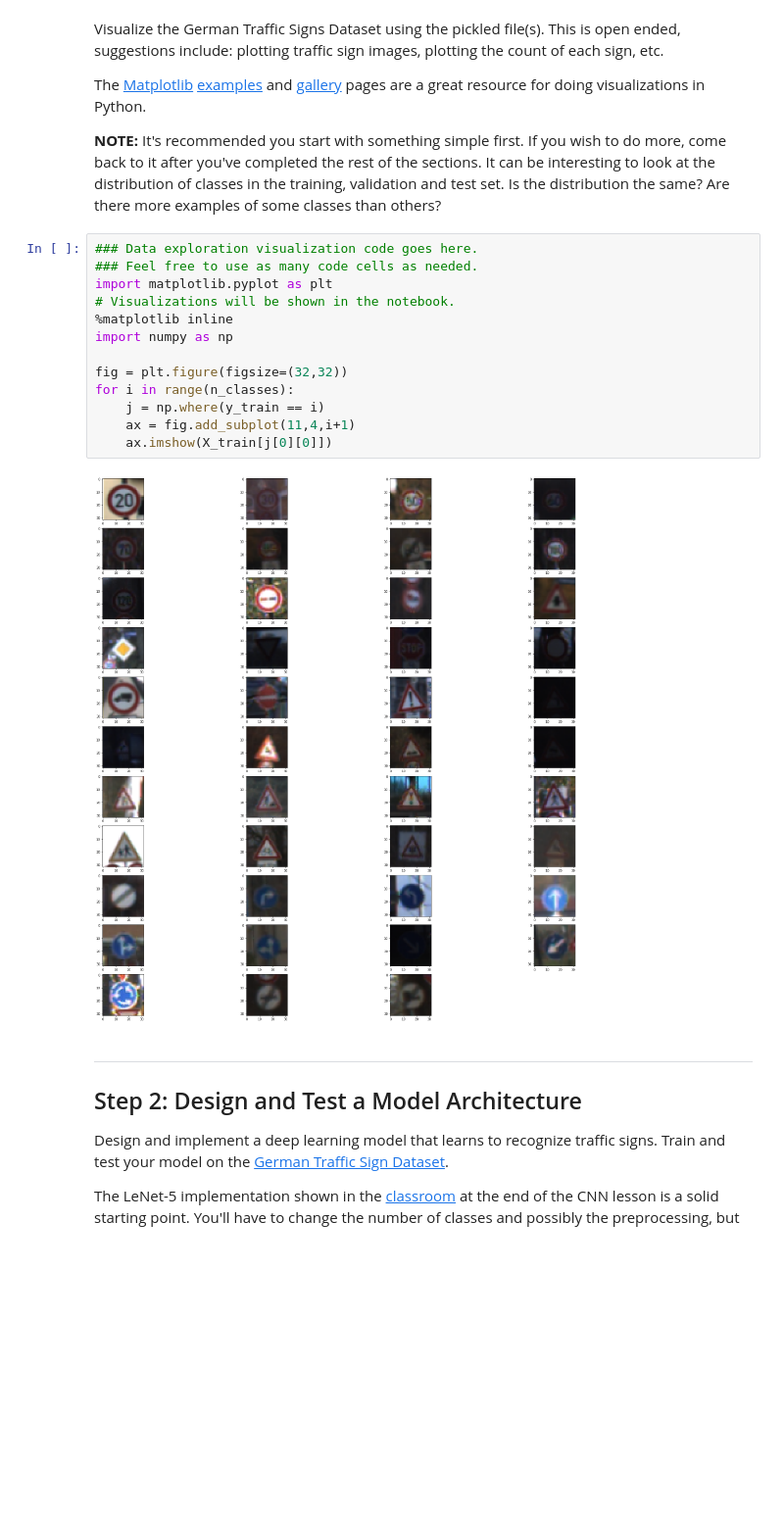
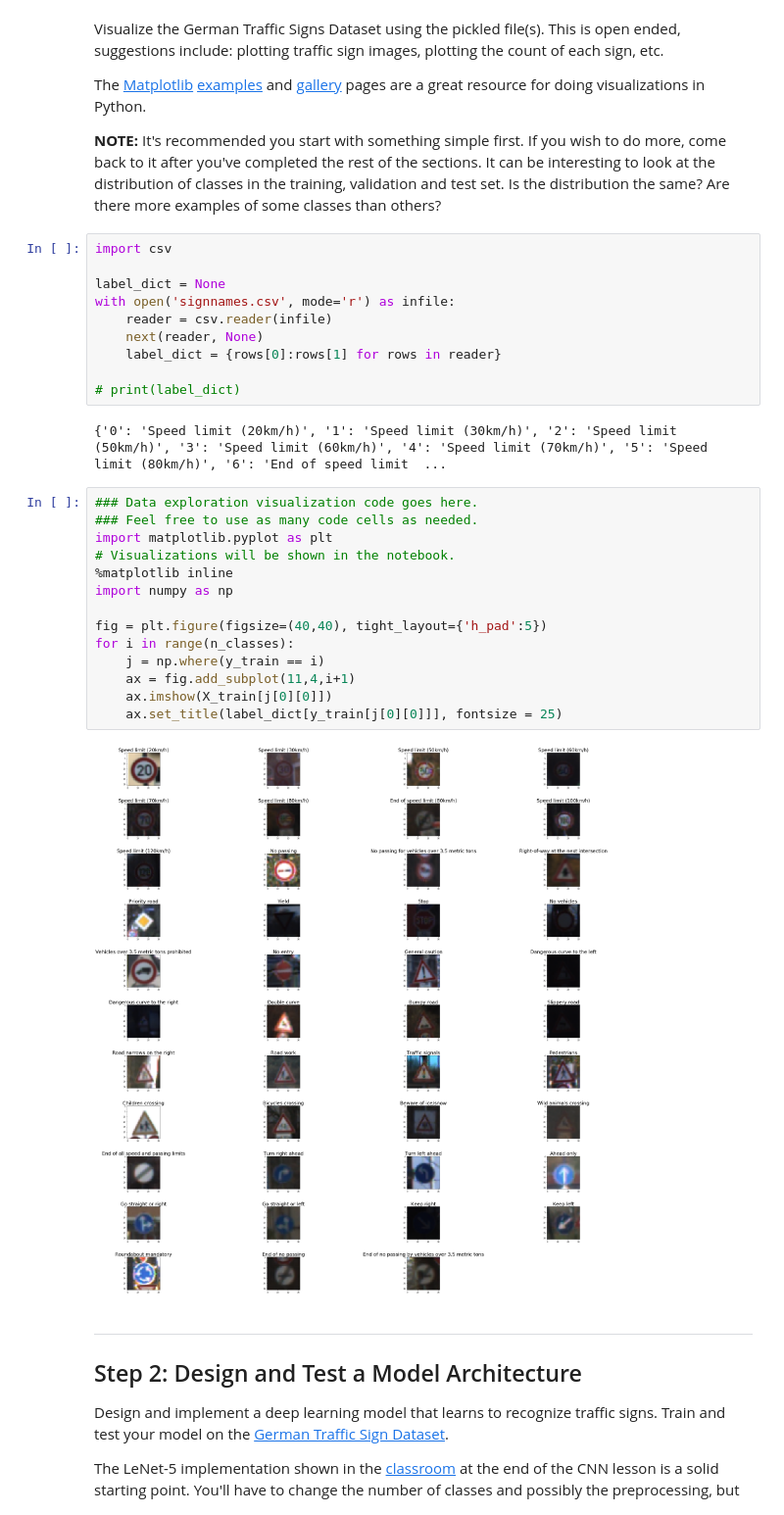
Before and after one commit to skat00sh/CarND-Traffic-Sign-Classifier-Project, a Jupyter notebook: Traffic_Sign_Classifier.ipynb, the cells around one changed output. Shown at 98% size. Drawn from its saved outputs; the diff is of its cells as text; blank space fills up the shorter version.

```diff
--- a/Traffic_Sign_Classifier.ipynb
+++ b/Traffic_Sign_Classifier.ipynb
@@ -107,21 +107,34 @@ Visualize the German Traffic Signs Dataset using the pickled file(s). This is op
 The [Matplotlib](http://matplotlib.org/) [examples](http://matplotlib.org/examples/index.html) and [gallery](http://matplotlib.org/gallery.html) pages are a great resource for doing visualizations in Python.
 
 **NOTE:** It's recommended you start with something simple first. If you wish to do more, come back to it after you've completed the rest of the sections. It can be interesting to look at the distribution of classes in the training, validation and test set. Is the distribution the same? Are there more examples of some classes than others?
+# %%
+import csv
+
+label_dict = None
+with open('signnames.csv', mode='r') as infile:
+    reader = csv.reader(infile)
+    next(reader, None)
+    label_dict = {rows[0]:rows[1] for rows in reader}
+
+# print(label_dict)
+# %% [output]
+{'0': 'Speed limit (20km/h)', '1': 'Speed limit (30km/h)', '2': 'Speed limit (50km/h)', '3': 'Speed limit (60km/h)', '4': 'Speed limit (70km/h)', '5': 'Speed limit (80km/h)', '6': 'End of speed limit  ...
 # %%
 ### Data exploration visualization code goes here.
 ### Feel free to use as many code cells as needed.
 import matplotlib.pyplot as plt
 # Visualizations will be shown in the notebook.
 %matplotlib inline
 import numpy as np
 
-fig = plt.figure(figsize=(32,32))
+fig = plt.figure(figsize=(40,40), tight_layout={'h_pad':5})
 for i in range(n_classes):
     j = np.where(y_train == i)
     ax = fig.add_subplot(11,4,i+1)
     ax.imshow(X_train[j[0][0]])
+    ax.set_title(label_dict[y_train[j[0][0]]], fontsize = 25)
 # %% [output]
-[figure, old version]
+[figure, new version]
 # %% [markdown]
 ----
 
```
Also changed, not shown: parts of 2 cells of this notebook.
